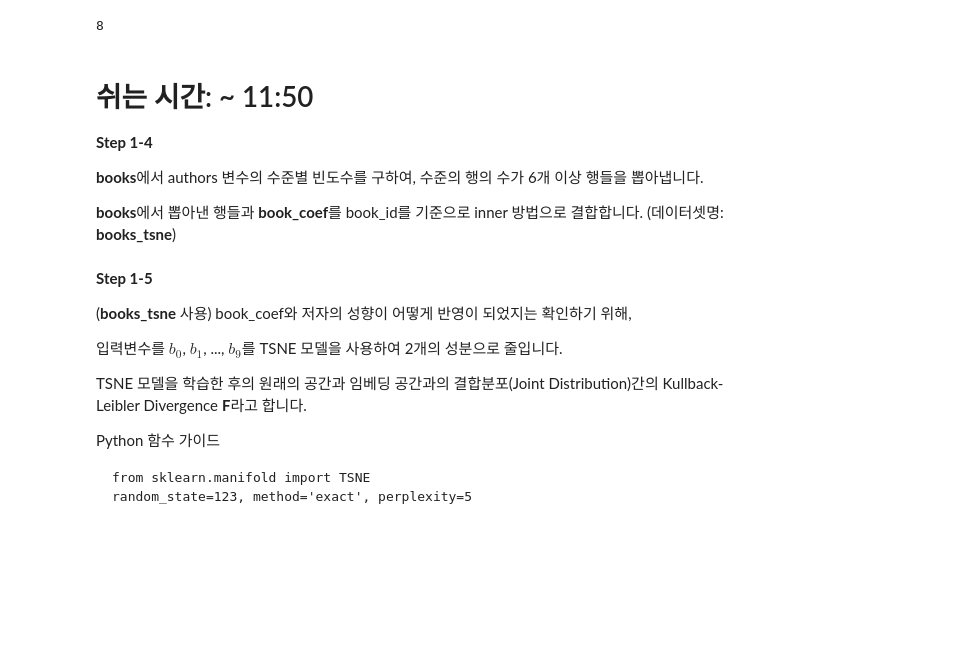
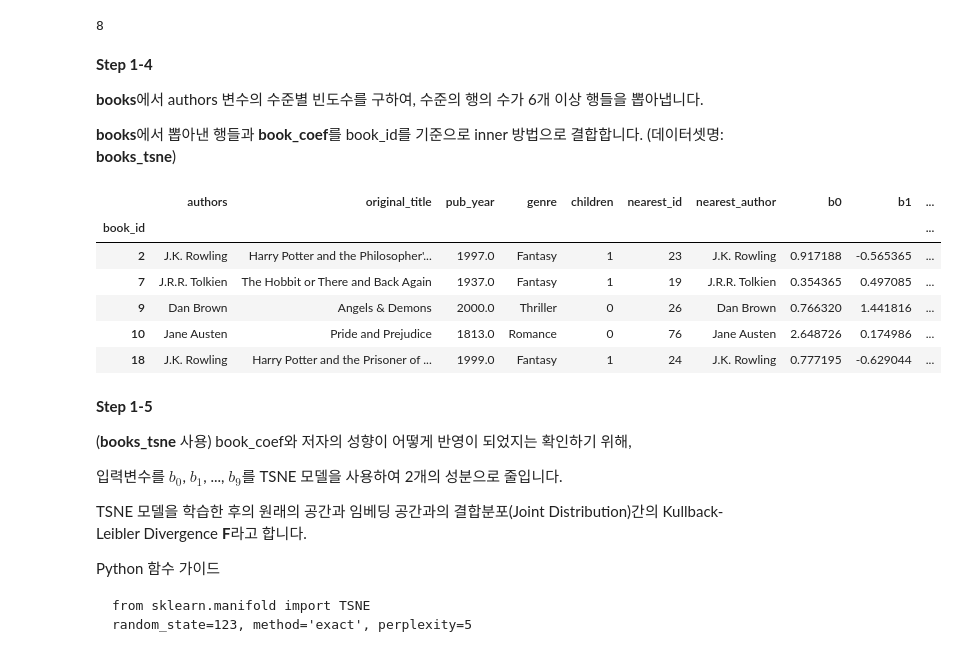
Before and after one commit to sunkusun9/DS_challenge_2310, a Jupyter notebook: prob_lect.ipynb, the cells around one changed output. Drawn from its saved outputs; the diff is of its cells as text; code cells hidden in the pictures; blank space fills up the shorter version.

```diff
--- a/prob_lect.ipynb
+++ b/prob_lect.ipynb
@@ -656,13 +656,24 @@ E
 # %% [output]
 8
 # %% [markdown]
-# 쉬는 시간: ~ 11:50
-
 **Step 1-4**
 
 **books**에서 authors 변수의 수준별 빈도수를 구하여, 수준의 행의 수가 6개 이상 행들을 뽑아냅니다.
 
 **books**에서 뽑아낸 행들과 **book_coef**를 book_id를 기준으로 inner 방법으로 결합합니다. (데이터셋명: **books_tsne**)
+# %%
+df_books_tsne = df_books.groupby('authors').filter(lambda x: len(x) >= 6).join(
+    df_book_coef, how='inner'
+)
+df_books_tsne.head()
+# %% [output]
+|  | authors | original_title | pub_year | genre | children | nearest_id | nearest_author | b0 | b1 | ... |
+| book_id |  |  |  |  |  |  |  |  |  | ... |
+| 2 | J.K. Rowling | Harry Potter and the Philosopher'... | 1997.0 | Fantasy | 1 | 23 | J.K. Rowling | 0.917188 | -0.565365 | ... |
+| 7 | J.R.R. Tolkien | The Hobbit or There and Back Again | 1937.0 | Fantasy | 1 | 19 | J.R.R. Tolkien | 0.354365 | 0.497085 | ... |
+| 9 | Dan Brown | Angels & Demons | 2000.0 | Thriller | 0 | 26 | Dan Brown | 0.766320 | 1.441816 | ... |
+| 10 | Jane Austen | Pride and Prejudice | 1813.0 | Romance | 0 | 76 | Jane Austen | 2.648726 | 0.174986 | ... |
+| 18 | J.K. Rowling | Harry Potter and the Prisoner of ... | 1999.0 | Fantasy | 1 | 24 | J.K. Rowling | 0.777195 | -0.629044 | ... |
 # %% [markdown]
 **Step 1-5**
 
```
Also changed, not shown: parts of 5 cells of this notebook.
